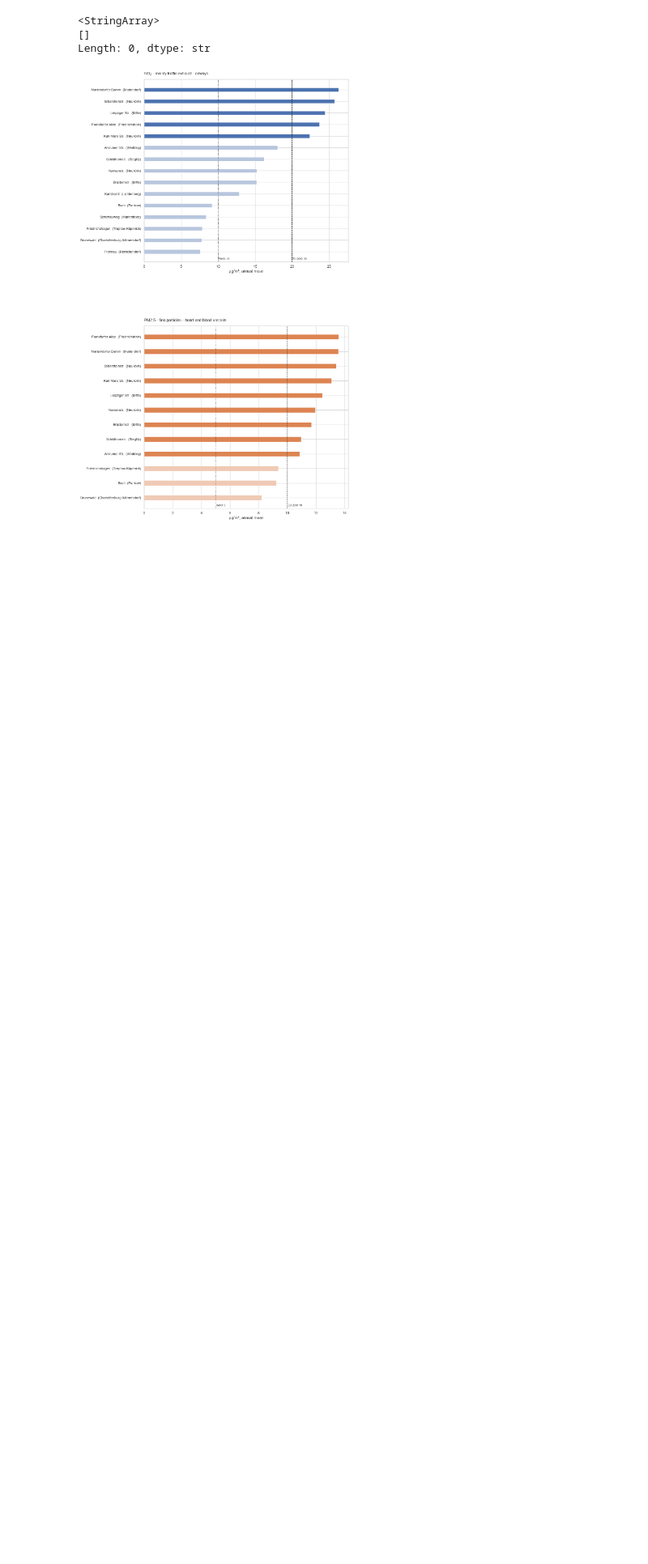
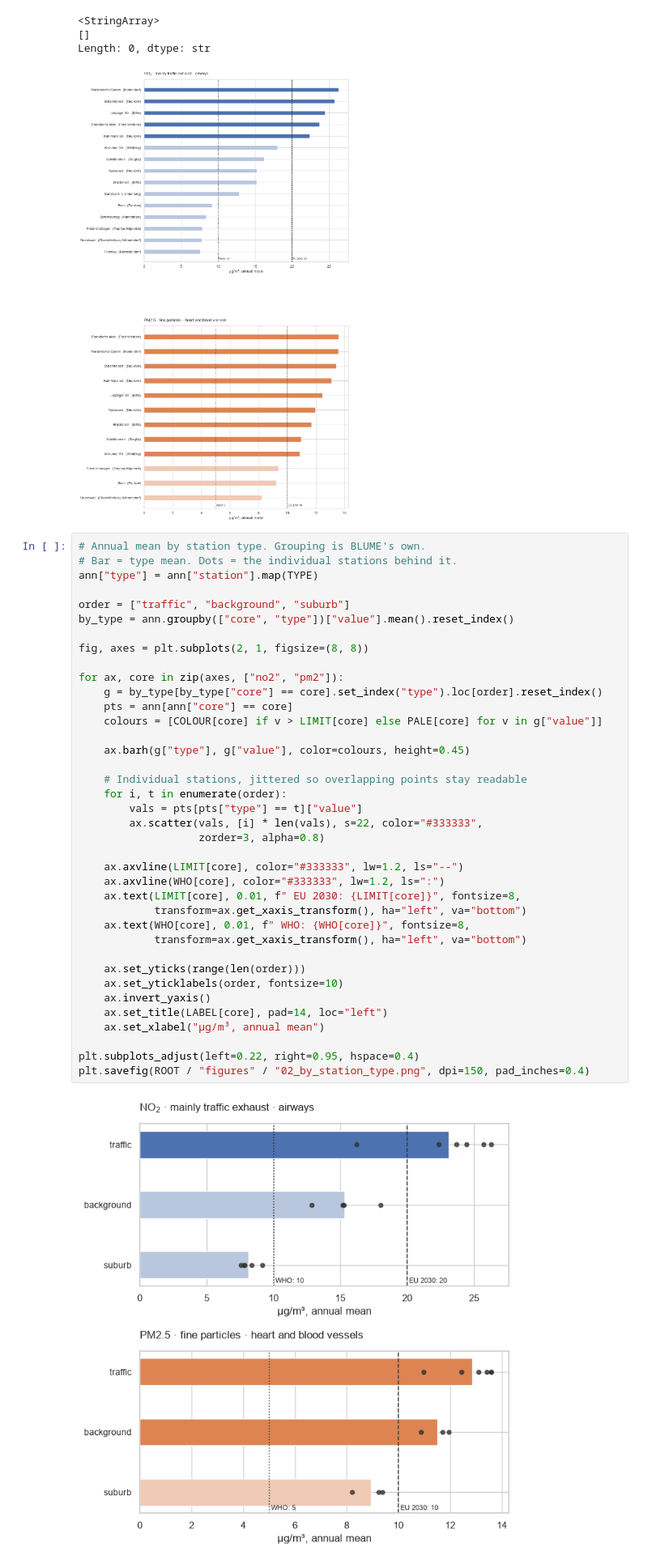
Before and after one commit to petrakuhnle/Air_Quality_Project, a Jupyter notebook: notebooks/02_peak_hours.ipynb, the cells around one changed output. Shown at 81% size. Saved outputs shown, nothing was run; the diff lists cells and outputs as text; blank space fills up the shorter version.

```diff
--- a/notebooks/02_peak_hours.ipynb
+++ b/notebooks/02_peak_hours.ipynb
@@ -241,3 +241,43 @@ plt.savefig(ROOT / "figures" / "02_station_ranking.png", dpi=150,
 []
 Length: 0, dtype: str
 [figure]
+# %%
+# Annual mean by station type. Grouping is BLUME's own.
+# Bar = type mean. Dots = the individual stations behind it.
+ann["type"] = ann["station"].map(TYPE)
+
+order = ["traffic", "background", "suburb"]
+by_type = ann.groupby(["core", "type"])["value"].mean().reset_index()
+
+fig, axes = plt.subplots(2, 1, figsize=(8, 8))
+
+for ax, core in zip(axes, ["no2", "pm2"]):
+    g = by_type[by_type["core"] == core].set_index("type").loc[order].reset_index()
+    pts = ann[ann["core"] == core]
+    colours = [COLOUR[core] if v > LIMIT[core] else PALE[core] for v in g["value"]]
+
+    ax.barh(g["type"], g["value"], color=colours, height=0.45)
+
+    # Individual stations, jittered so overlapping points stay readable
+    for i, t in enumerate(order):
+        vals = pts[pts["type"] == t]["value"]
+        ax.scatter(vals, [i] * len(vals), s=22, color="#333333",
+                   zorder=3, alpha=0.8)
+
+    ax.axvline(LIMIT[core], color="#333333", lw=1.2, ls="--")
+    ax.axvline(WHO[core], color="#333333", lw=1.2, ls=":")
+    ax.text(LIMIT[core], 0.01, f" EU 2030: {LIMIT[core]}", fontsize=8,
+            transform=ax.get_xaxis_transform(), ha="left", va="bottom")
+    ax.text(WHO[core], 0.01, f" WHO: {WHO[core]}", fontsize=8,
+            transform=ax.get_xaxis_transform(), ha="left", va="bottom")
+
+    ax.set_yticks(range(len(order)))
+    ax.set_yticklabels(order, fontsize=10)
+    ax.invert_yaxis()
+    ax.set_title(LABEL[core], pad=14, loc="left")
+    ax.set_xlabel("µg/m³, annual mean")
+
+plt.subplots_adjust(left=0.22, right=0.95, hspace=0.4)
+plt.savefig(ROOT / "figures" / "02_by_station_type.png", dpi=150, pad_inches=0.4)
+# %% [output]
+[figure, added]
```
Also changed, not shown: parts of 3 cells of this notebook.
